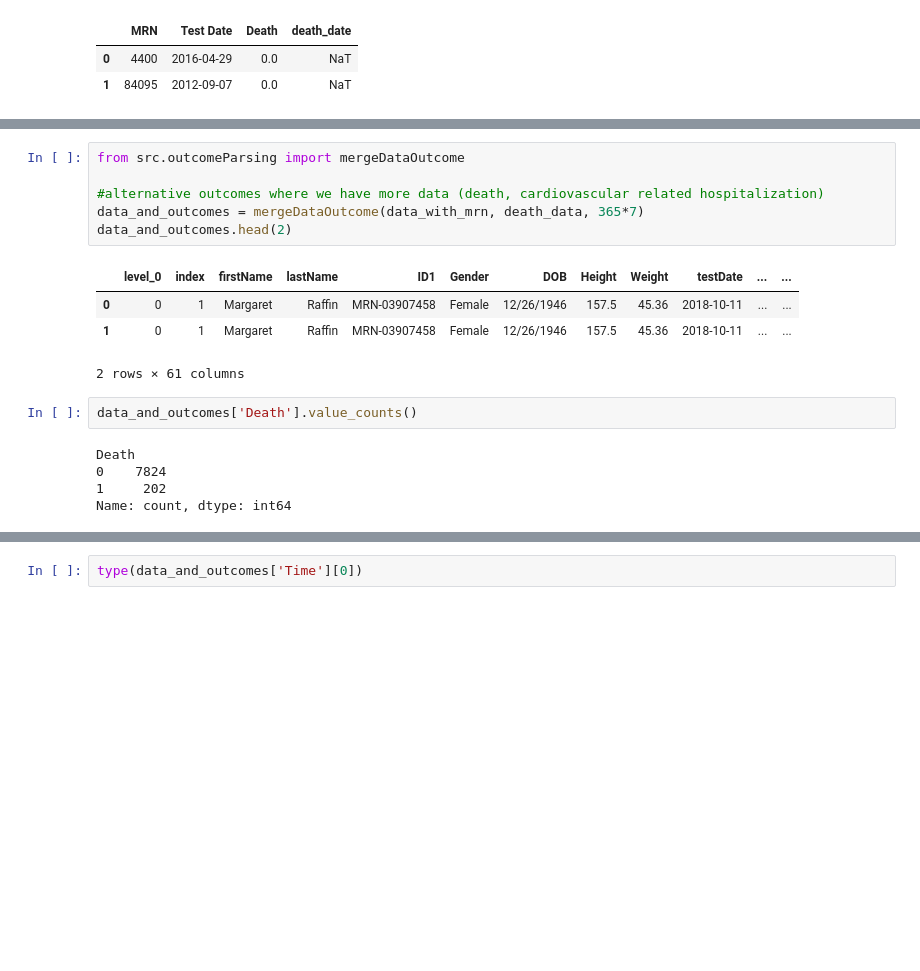
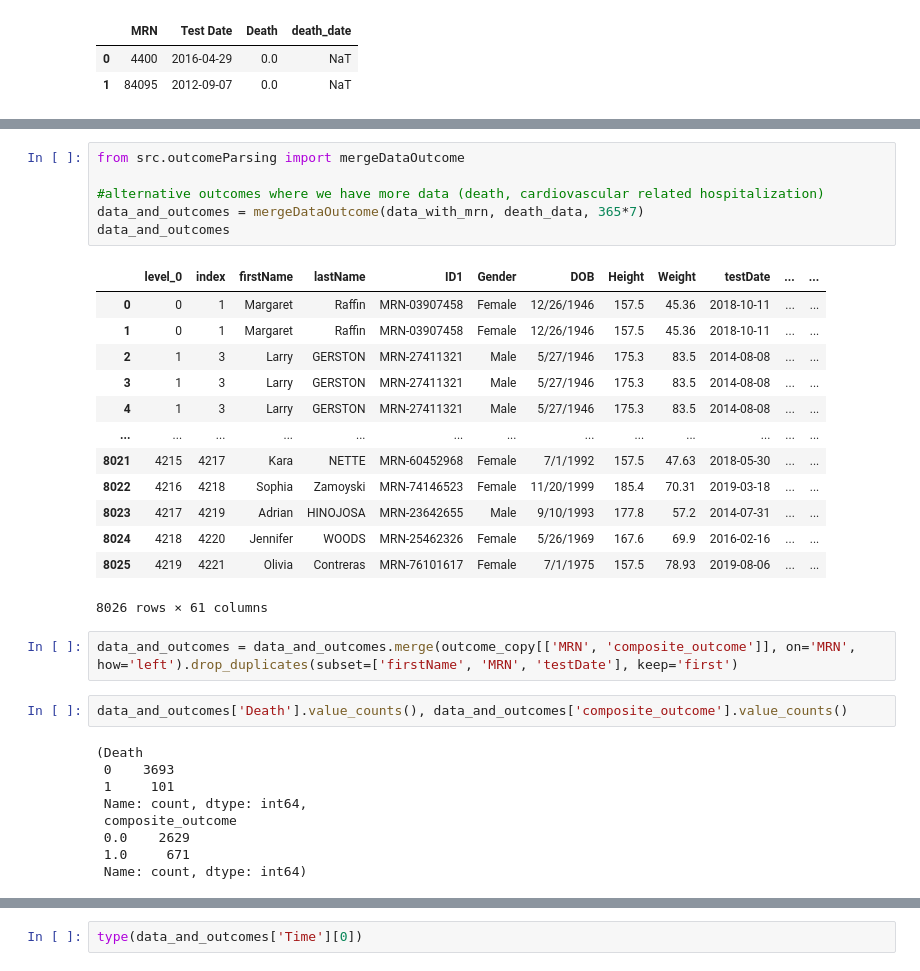
Before and after one commit to Nevineleven/CPET-AI, a Jupyter notebook: parsing.ipynb, the cells around one changed output, grey strips where cells are left out. Drawn from its saved outputs; the diff is of its cells as text; blank space fills up the shorter version.

Commit message:
composite outcome model

```diff
--- a/parsing.ipynb
+++ b/parsing.ipynb
@@ -91,21 +116,36 @@ death_data.head(2)
 # %%
 from src.outcomeParsing import mergeDataOutcome
 
 #alternative outcomes where we have more data (death, cardiovascular related hospitalization)
 data_and_outcomes = mergeDataOutcome(data_with_mrn, death_data, 365*7)
-data_and_outcomes.head(2)
+data_and_outcomes
 # %% [output]
 |  | level_0 | index | firstName | lastName | ID1 | Gender | DOB | Height | Weight | testDate | ... | ... |
 | 0 | 0 | 1 | Margaret | Raffin | MRN-03907458 | Female | 12/26/1946 | 157.5 | 45.36 | 2018-10-11 | ... | ... |
 | 1 | 0 | 1 | Margaret | Raffin | MRN-03907458 | Female | 12/26/1946 | 157.5 | 45.36 | 2018-10-11 | ... | ... |
+| 2 | 1 | 3 | Larry | GERSTON | MRN-27411321 | Male | 5/27/1946 | 175.3 | 83.5 | 2014-08-08 | ... | ... |
+| 3 | 1 | 3 | Larry | GERSTON | MRN-27411321 | Male | 5/27/1946 | 175.3 | 83.5 | 2014-08-08 | ... | ... |
+| 4 | 1 | 3 | Larry | GERSTON | MRN-27411321 | Male | 5/27/1946 | 175.3 | 83.5 | 2014-08-08 | ... | ... |
+| ... | ... | ... | ... | ... | ... | ... | ... | ... | ... | ... | ... | ... |
+| 8021 | 4215 | 4217 | Kara | NETTE | MRN-60452968 | Female | 7/1/1992 | 157.5 | 47.63 | 2018-05-30 | ... | ... |
+| 8022 | 4216 | 4218 | Sophia | Zamoyski | MRN-74146523 | Female | 11/20/1999 | 185.4 | 70.31 | 2019-03-18 | ... | ... |
+| 8023 | 4217 | 4219 | Adrian | HINOJOSA | MRN-23642655 | Male | 9/10/1993 | 177.8 | 57.2 | 2014-07-31 | ... | ... |
+| 8024 | 4218 | 4220 | Jennifer | WOODS | MRN-25462326 | Female | 5/26/1969 | 167.6 | 69.9 | 2016-02-16 | ... | ... |
+| 8025 | 4219 | 4221 | Olivia | Contreras | MRN-76101617 | Female | 7/1/1975 | 157.5 | 78.93 | 2019-08-06 | ... | ... |
-2 rows × 61 columns
+8026 rows × 61 columns
+# %%
+data_and_outcomes = data_and_outcomes.merge(outcome_copy[['MRN', 'composite_outcome']], on='MRN', how='left').drop_duplicates(subset=['firstName', 'MRN', 'testDate'], keep='first')
 # %%
-data_and_outcomes['Death'].value_counts()
+data_and_outcomes['Death'].value_counts(), data_and_outcomes['composite_outcome'].value_counts()
 # %% [output]
-Death
-0    7824
-1     202
-Name: count, dtype: int64
+(Death
+ 0    3693
+ 1     101
+ Name: count, dtype: int64,
+ composite_outcome
+ 0.0    2629
+ 1.0     671
+ Name: count, dtype: int64)
 # %%
 x = np.array(data_and_outcomes['Time'][1]).astype(float)
 y = np.array(data_and_outcomes['Rf'][1]).astype(float)
```
Also changed, not shown: parts of 18 cells of this notebook, 2 other files.
